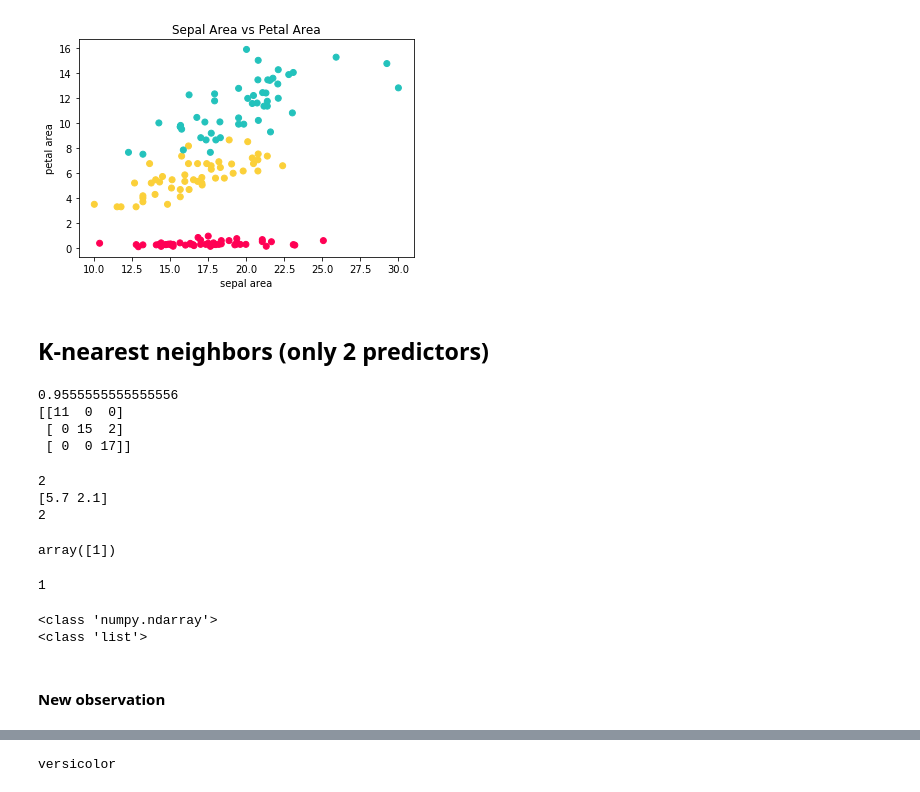
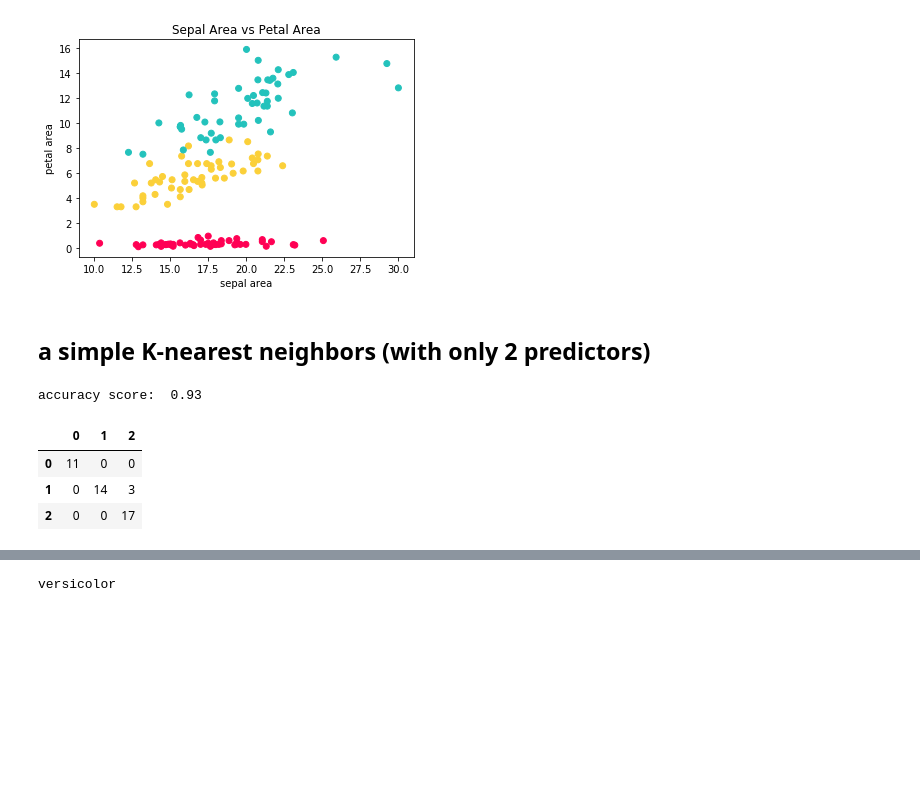
Before and after one commit to austinlasseter/knn_iris_plotly, a Jupyter notebook: iris-classification-simple.ipynb, the cells around one changed output, grey strips where cells are left out. Cells and saved outputs as stored; diff of their text form; code cells hidden in the pictures; blank space fills up the shorter version.

```diff
--- a/iris-classification-simple.ipynb
+++ b/iris-classification-simple.ipynb
@@ -75,58 +78,34 @@ plt.show()
 # %% [output]
 [figure]
 # %% [markdown]
-## K-nearest neighbors (only 2 predictors)
+## a simple K-nearest neighbors (with only 2 predictors)
 # %%
 from sklearn import metrics
 from sklearn.neighbors import KNeighborsClassifier
 from sklearn.model_selection import train_test_split
 
 df = pd.DataFrame(iris.data, columns=['sl', 'sw', 'pl', 'pw'])
 df['species']=iris.target
 
 # establish the predictors and the target
-X = df.drop(['species', 'sl', 'sw'], axis=1)
+X = df[['sl', 'pl']]
 y = df['species']
 # train-test split
 X_train, X_test, y_train, y_test = train_test_split(X , y,
                          test_size=0.3, random_state=52 )
 # instantiate the estimator
 mymodel = KNeighborsClassifier(n_neighbors=5, weights='distance', metric='euclidean')
 # fit with training data
 mymodel.fit(X_train, y_train)
 # predict on the testing data
 y_preds = mymodel.predict(X_test)
 # evaluate the accuracy score
-print(metrics.accuracy_score(y_test, y_preds))
-# evaluate other scores
-print(metrics.confusion_matrix(y_test, y_preds))
+print('accuracy score: ', round(metrics.accuracy_score(y_test, y_preds),2))
+# examine the confusion matrix
+pd.DataFrame(metrics.confusion_matrix(y_test, y_preds))
 # %% [output]
-0.9555555555555556
-[[11  0  0]
- [ 0 15  2]
- [ 0  0 17]]
+accuracy score:  0.93
+|  | 0 | 1 | 2 |
+| 0 | 11 | 0 | 0 |
+| 1 | 0 | 14 | 3 |
+| 2 | 0 | 0 | 17 |
-# %%
-counter=10
-print(len(X_test.iloc[counter]))
-print(X_test.iloc[counter].values)
-print(y_test.iloc[counter])
-# %% [output]
-2
-[5.7 2.1]
-2
-# %%
-mymodel.predict([X_train.iloc[counter]])
-# %% [output]
-array([1])
-# %%
-mymodel.predict([X_train.iloc[counter].values])[0]
-# %% [output]
-1
-# %%
-print(type(X_test.iloc[counter].values))
-print(type([X_test.iloc[counter].values]))
-# %% [output]
-<class 'numpy.ndarray'>
-<class 'list'>
-# %% [markdown]
-#### New observation
```
Also changed, not shown: parts of 17 cells of this notebook, 5 other files.
